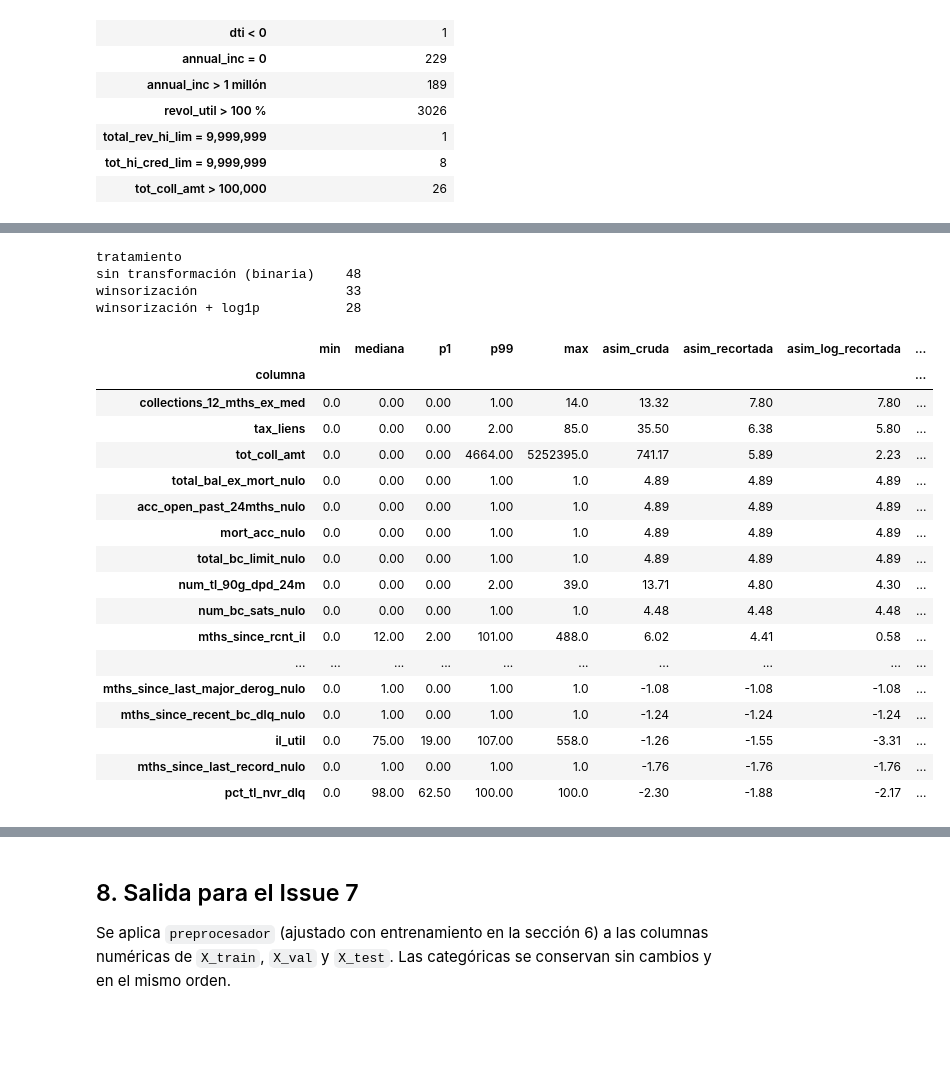
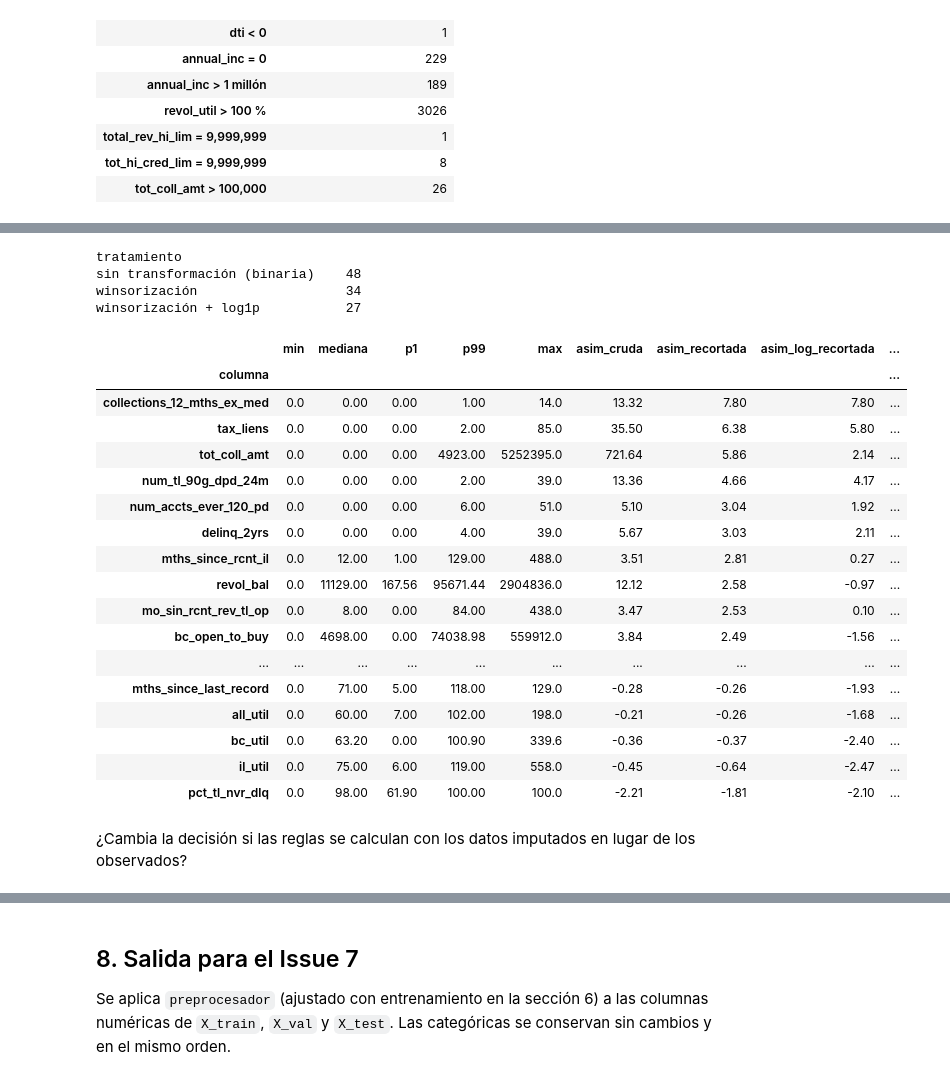
Before and after one commit to J-D-Rosales/Prediction-With-Machine-Learning-Lending-Club, a Jupyter notebook: notebooks/issue6.ipynb, the cells around one changed output, grey strips where cells are left out. Saved outputs shown, nothing was run; the diff lists cells and outputs as text; code cells hidden in the pictures; blank space fills up the shorter version.

```diff
--- a/notebooks/issue6.ipynb
+++ b/notebooks/issue6.ipynb
@@ -88,0 +82,11 @@ Entrenamiento: (862757, 109); validación: (215690, 109)
+# %%
+X_ent = X_train.select_dtypes('number')
+y_ent = y_train
+X_val_num = X_val[X_ent.columns]   # sin pisar X_val de la cadena
+
+indicadores = [c for c in X_ent.columns if c.endswith(SUFIJO_INDICADOR)]
+originales = [c for c in X_ent.columns if c not in indicadores]
+print(f'Entrenamiento: {X_ent.shape}; validación: {X_val_num.shape}')
+print(f'Numéricas: {len(originales)} variables originales + {len(indicadores)} indicadores de nulo del Issue 5')
+print(f'Categóricas que pasan sin cambios: {list(X_train.select_dtypes(exclude="number").columns)}')
+print(f'NaN que llegan del Issue 5: {X_ent.isna().sum().sum()}')
@@ -88,0 +104,14 @@ Entrenamiento: (862757, 109); validación: (215690, 109)
+# %%
+X_obs = enmascarar_imputados(X_ent)
+pct_imputado = (X_obs.isna().mean() * 100).loc[originales]
+print(f'Columnas con valores imputados que se excluyen del análisis: {(pct_imputado > 0).sum()}')
+
+comparacion_mascara = []
+for col in ['max_bal_bc', 'open_rv_24m', 'mths_since_last_record', 'avg_cur_bal']:
+    imputada, observada = X_ent[col], X_obs[col].dropna()
+    for nombre, v in (('con imputados', imputada), ('solo observados', observada)):
+        q = v.quantile([0.01, 0.25, 0.75, 0.99])
+        comparacion_mascara.append({'columna': col, 'datos': nombre, '% imputado': pct_imputado[col],
+                                    'p1': q[0.01], 'Q1': q[0.25], 'Q3': q[0.75], 'p99': q[0.99],
+                                    'asimetría': v.skew()})
+pd.DataFrame(comparacion_mascara).set_index(['columna', 'datos']).round(2)
@@ -96,8 +160,8 @@ Entrenamiento: (862757, 109); validación: (215690, 109)
 - El porcentaje de valores fuera de [Q1 − 3·IQR, Q3 + 3·IQR].
 - Tres asimetrías de Fisher: cruda, recortada a los percentiles 1 y 99, y recortada después de `log1p`.
 # %%
-resumen = resumen_asimetria(X_ent)
-resumen.sort_values('max_sobre_p99', ascending=False).head(15).round(2)
+resumen = resumen_asimetria(X_obs)
+resumen.loc[originales].sort_values('max_sobre_p99', ascending=False).head(15).round(2)
 # %% [output]
 |  | n_unicos | min | p1 | mediana | p99 | max | max_sobre_p99 | pct_fuera_iqr | asim_cruda | ... |
 | columna |  |  |  |  |  |  |  |  |  | ... |
@@ -173,28 +237,30 @@ La tercera condición evita aplicar logaritmos donde no ayudan:
 # %%
 tratamientos = definir_tratamientos(resumen)
 tabla_tratamientos = resumen[['min', 'mediana', 'p1', 'p99', 'max', 'asim_cruda', 'asim_recortada', 'asim_log_recortada']].join(tratamientos['tratamiento'])
 print(tratamientos['tratamiento'].value_counts().to_string())
-tabla_tratamientos.sort_values('asim_recortada', ascending=False).round(2)
+tabla_tratamientos.loc[originales].sort_values('asim_recortada', ascending=False).round(2)
 # %% [output]
 tratamiento
 sin transformación (binaria)    48
-winsorización                   33
-winsorización + log1p           28
+winsorización                   34
+winsorización + log1p           27
 |  | min | mediana | p1 | p99 | max | asim_cruda | asim_recortada | asim_log_recortada | ... |
 | columna |  |  |  |  |  |  |  |  | ... |
 | collections_12_mths_ex_med | 0.0 | 0.00 | 0.00 | 1.00 | 14.0 | 13.32 | 7.80 | 7.80 | ... |
 | tax_liens | 0.0 | 0.00 | 0.00 | 2.00 | 85.0 | 35.50 | 6.38 | 5.80 | ... |
-| tot_coll_amt | 0.0 | 0.00 | 0.00 | 4664.00 | 5252395.0 | 741.17 | 5.89 | 2.23 | ... |
-| total_bal_ex_mort_nulo | 0.0 | 0.00 | 0.00 | 1.00 | 1.0 | 4.89 | 4.89 | 4.89 | ... |
-| acc_open_past_24mths_nulo | 0.0 | 0.00 | 0.00 | 1.00 | 1.0 | 4.89 | 4.89 | 4.89 | ... |
-| mort_acc_nulo | 0.0 | 0.00 | 0.00 | 1.00 | 1.0 | 4.89 | 4.89 | 4.89 | ... |
-| total_bc_limit_nulo | 0.0 | 0.00 | 0.00 | 1.00 | 1.0 | 4.89 | 4.89 | 4.89 | ... |
-| num_tl_90g_dpd_24m | 0.0 | 0.00 | 0.00 | 2.00 | 39.0 | 13.71 | 4.80 | 4.30 | ... |
-| num_bc_sats_nulo | 0.0 | 0.00 | 0.00 | 1.00 | 1.0 | 4.48 | 4.48 | 4.48 | ... |
-| mths_since_rcnt_il | 0.0 | 12.00 | 2.00 | 101.00 | 488.0 | 6.02 | 4.41 | 0.58 | ... |
+| tot_coll_amt | 0.0 | 0.00 | 0.00 | 4923.00 | 5252395.0 | 721.64 | 5.86 | 2.14 | ... |
+| num_tl_90g_dpd_24m | 0.0 | 0.00 | 0.00 | 2.00 | 39.0 | 13.36 | 4.66 | 4.17 | ... |
+| num_accts_ever_120_pd | 0.0 | 0.00 | 0.00 | 6.00 | 51.0 | 5.10 | 3.04 | 1.92 | ... |
+| delinq_2yrs | 0.0 | 0.00 | 0.00 | 4.00 | 39.0 | 5.67 | 3.03 | 2.11 | ... |
+| mths_since_rcnt_il | 0.0 | 12.00 | 1.00 | 129.00 | 488.0 | 3.51 | 2.81 | 0.27 | ... |
+| revol_bal | 0.0 | 11129.00 | 167.56 | 95671.44 | 2904836.0 | 12.12 | 2.58 | -0.97 | ... |
+| mo_sin_rcnt_rev_tl_op | 0.0 | 8.00 | 0.00 | 84.00 | 438.0 | 3.47 | 2.53 | 0.10 | ... |
+| bc_open_to_buy | 0.0 | 4698.00 | 0.00 | 74038.98 | 559912.0 | 3.84 | 2.49 | -1.56 | ... |
 | ... | ... | ... | ... | ... | ... | ... | ... | ... | ... |
-| mths_since_last_major_derog_nulo | 0.0 | 1.00 | 0.00 | 1.00 | 1.0 | -1.08 | -1.08 | -1.08 | ... |
-| mths_since_recent_bc_dlq_nulo | 0.0 | 1.00 | 0.00 | 1.00 | 1.0 | -1.24 | -1.24 | -1.24 | ... |
-| il_util | 0.0 | 75.00 | 19.00 | 107.00 | 558.0 | -1.26 | -1.55 | -3.31 | ... |
-| mths_since_last_record_nulo | 0.0 | 1.00 | 0.00 | 1.00 | 1.0 | -1.76 | -1.76 | -1.76 | ... |
-| pct_tl_nvr_dlq | 0.0 | 98.00 | 62.50 | 100.00 | 100.0 | -2.30 | -1.88 | -2.17 | ... |
+| mths_since_last_record | 0.0 | 71.00 | 5.00 | 118.00 | 129.0 | -0.28 | -0.26 | -1.93 | ... |
+| all_util | 0.0 | 60.00 | 7.00 | 102.00 | 198.0 | -0.21 | -0.26 | -1.68 | ... |
+| bc_util | 0.0 | 63.20 | 0.00 | 100.90 | 339.6 | -0.36 | -0.37 | -2.40 | ... |
+| il_util | 0.0 | 75.00 | 6.00 | 119.00 | 558.0 | -0.45 | -0.64 | -2.47 | ... |
+| pct_tl_nvr_dlq | 0.0 | 98.00 | 61.90 | 100.00 | 100.0 | -2.21 | -1.81 | -2.10 | ... |
+# %% [markdown]
+¿Cambia la decisión si las reglas se calculan con los datos imputados en lugar de los observados?
```
Also changed, not shown: parts of 30 cells of this notebook, 6 other files.
